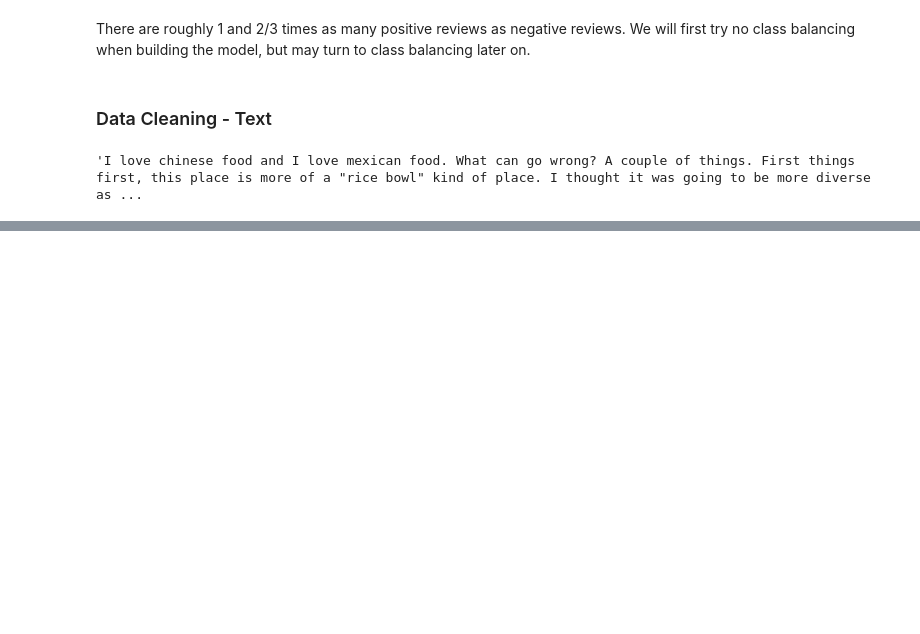
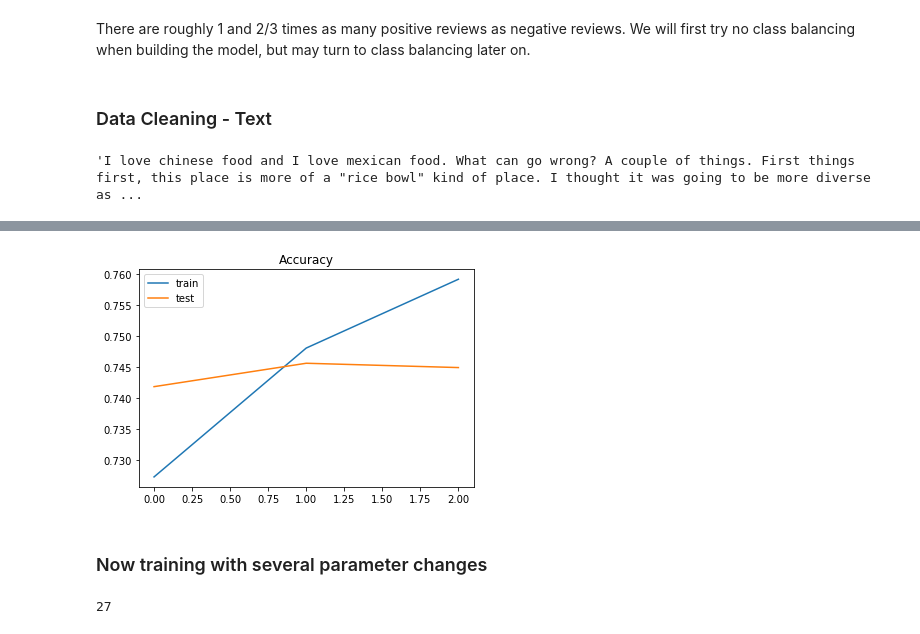
Before and after one commit to tanveed/team-t, a Jupyter notebook: NLP Yelp.ipynb, the cells around one changed output, grey strips where cells are left out. Saved outputs shown, nothing was run; the diff lists cells and outputs as text; code cells hidden in the pictures; blank space fills up the shorter version.

```diff
--- a/NLP Yelp.ipynb
+++ b/NLP Yelp.ipynb
@@ -87,0 +277,27 @@ yelp['text'][17]
+# %%
+plt.title('Accuracy')
+plt.plot(history.history['accuracy'], label='train')
+plt.plot(history.history['val_accuracy'], label='test')
+plt.legend()
+plt.show()
+# %% [output]
+[figure, added]
+# %% [markdown]
+### Now training with several parameter changes
+# %%
+import itertools
+
+batch_sizes = [128, 256, 512]
+epochs = [3]
+learning_rates = [.01, .001, .0001]
+dropout = [True]
+batch_norm = [True]
+regularization = [True]
+optimizers = ["RMSProp", "ADAM", "Adadelta"]
+
+all_lists = [batch_sizes, epochs, learning_rates, dropout, batch_norm, regularization, optimizers]
+
+params_to_test = list(itertools.product(*all_lists))
+print(len(params_to_test))
+# %% [output]
+27
```
Also changed, not shown: parts of 35 cells of this notebook, 1 other file.
